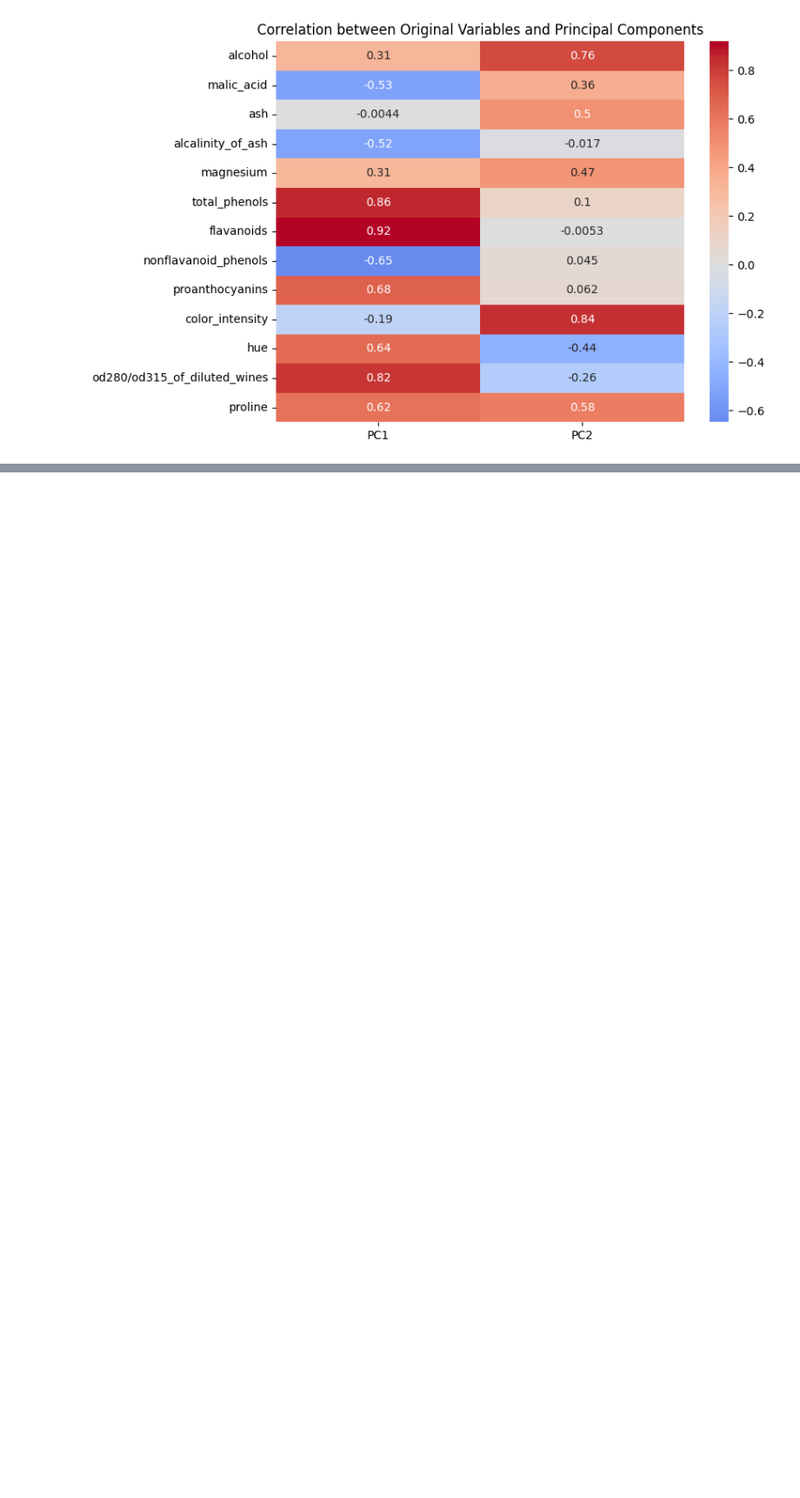
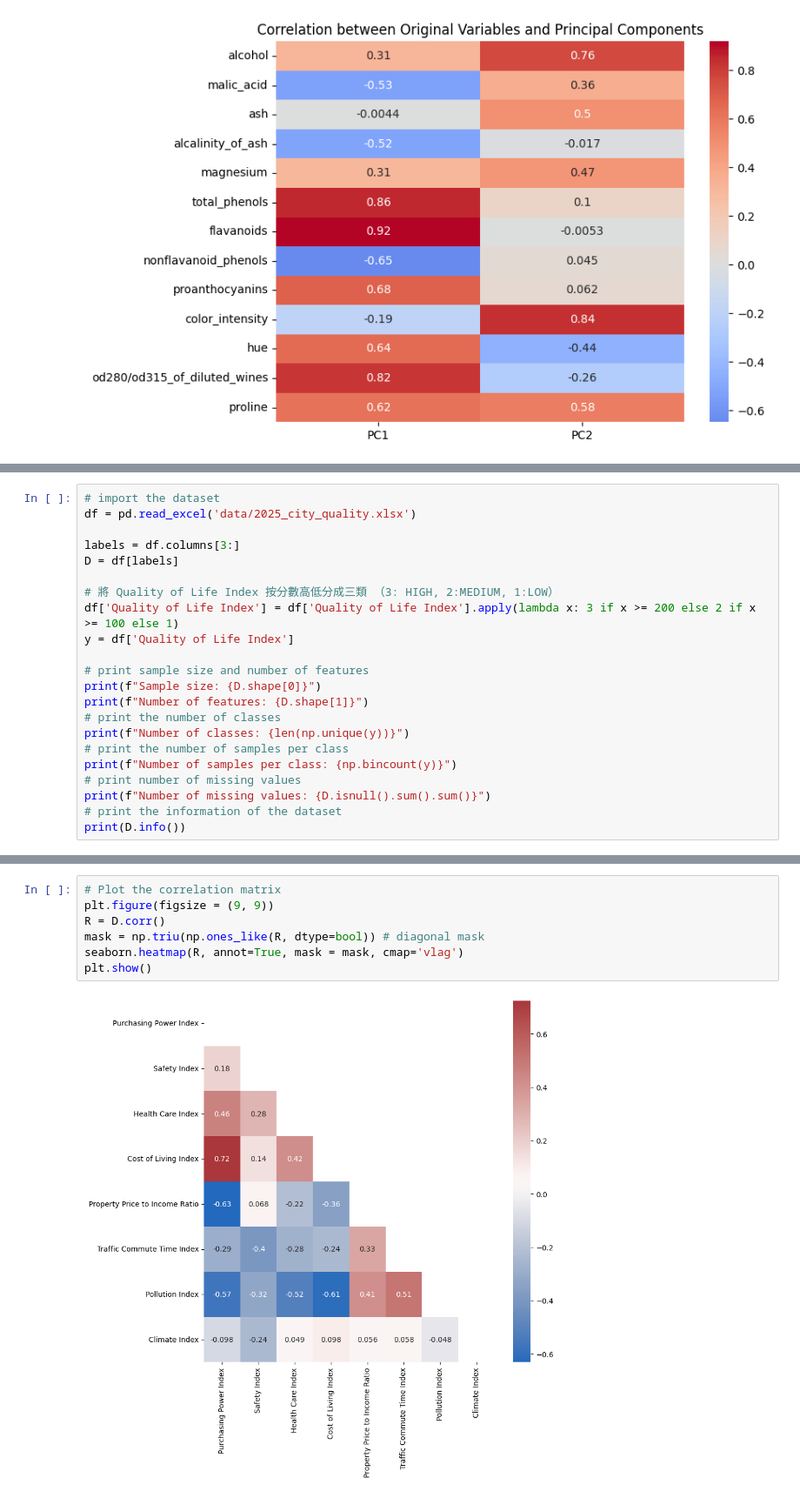
Before and after one commit to Hank8ntpu/InClassCoding, a Jupyter notebook: homework_demo.ipynb, the cells around one changed output, grey strips where cells are left out. Shown at 87% size. Drawn from its saved outputs; the diff is of its cells as text; blank space fills up the shorter version.

```diff
--- a/homework_demo.ipynb
+++ b/homework_demo.ipynb
@@ -339,0 +359,22 @@ plt.show()
+# %%
+# import the dataset
+df = pd.read_excel('data/2025_city_quality.xlsx')
+
+labels = df.columns[3:]
+D = df[labels]
+
+# 將 Quality of Life Index 按分數高低分成三類 （3: HIGH, 2:MEDIUM, 1:LOW）
+df['Quality of Life Index'] = df['Quality of Life Index'].apply(lambda x: 3 if x >= 200 else 2 if x >= 100 else 1)
+y = df['Quality of Life Index']
+
+# print sample size and number of features
+print(f"Sample size: {D.shape[0]}")
+print(f"Number of features: {D.shape[1]}")
+# print the number of classes
+print(f"Number of classes: {len(np.unique(y))}")
+# print the number of samples per class
+print(f"Number of samples per class: {np.bincount(y)}")
+# print number of missing values
+print(f"Number of missing values: {D.isnull().sum().sum()}")
+# print the information of the dataset
+print(D.info())
@@ -340,2 +403,11 @@ plt.show()
+# %%
+# Plot the correlation matrix
+plt.figure(figsize = (9, 9))
+R = D.corr()
+mask = np.triu(np.ones_like(R, dtype=bool)) # diagonal mask
+seaborn.heatmap(R, annot=True, mask = mask, cmap='vlag')
+plt.show()
+# %% [output]
+[figure, added]
 # %% [markdown]
 **<font color=skyblue>對執行結果的觀察紀錄：</font>**
```
Also changed, not shown: parts of 17 cells of this notebook, 1 other file.
